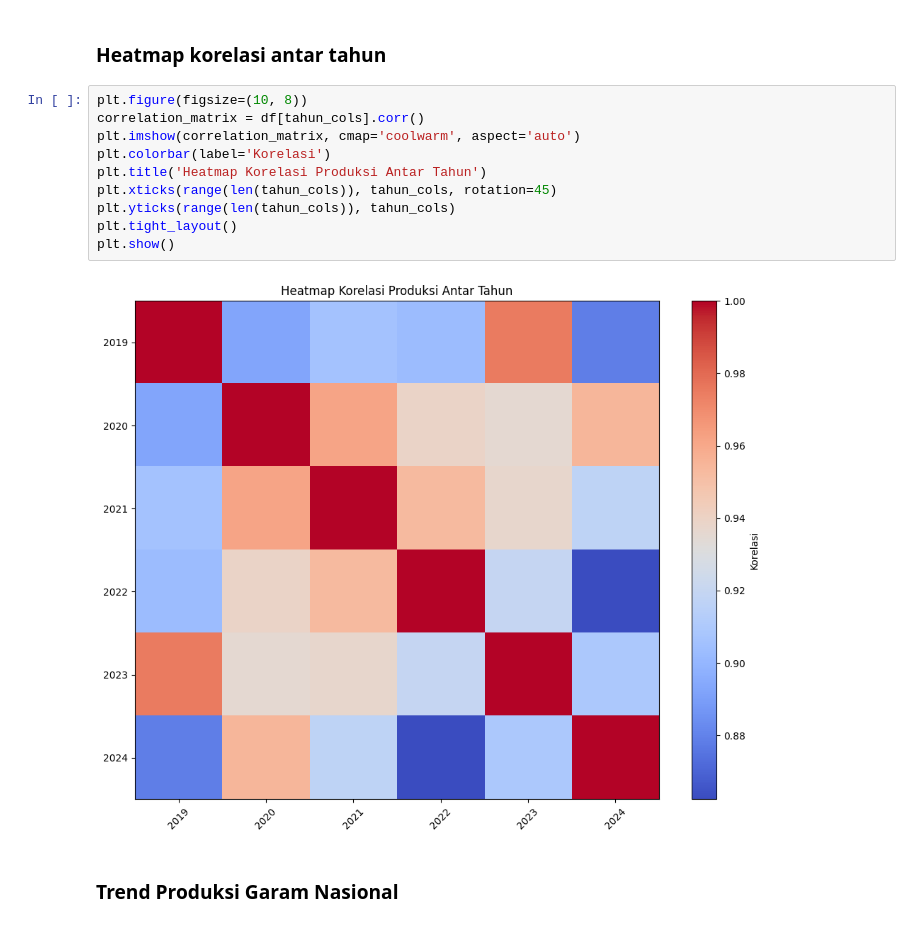
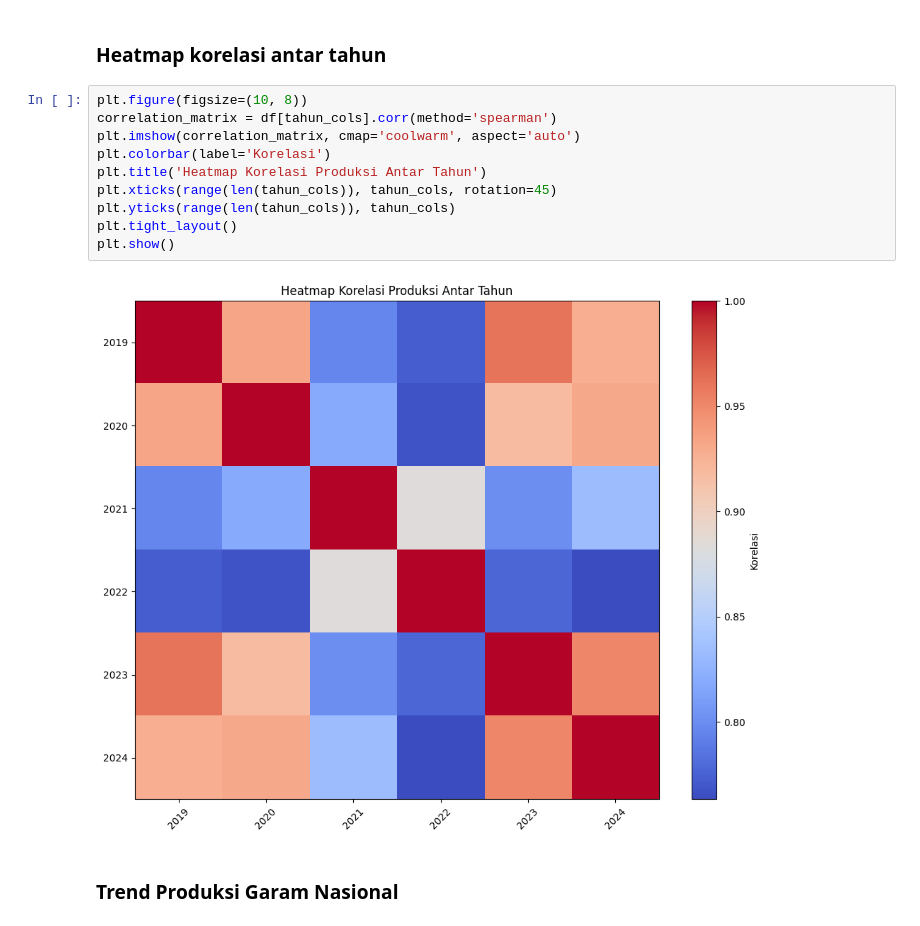
Before and after one commit to abdulrahemfaqih/salt-kmeans-clustering, a Jupyter notebook: main.ipynb, the cells around one changed output. Saved outputs shown, nothing was run; the diff lists cells and outputs as text.

```diff
--- a/main.ipynb
+++ b/main.ipynb
@@ -175,16 +175,16 @@ plt.show()
 ### **Heatmap korelasi antar tahun**
 # %%
 plt.figure(figsize=(10, 8))
-correlation_matrix = df[tahun_cols].corr()
+correlation_matrix = df[tahun_cols].corr(method='spearman')
 plt.imshow(correlation_matrix, cmap='coolwarm', aspect='auto')
 plt.colorbar(label='Korelasi')
 plt.title('Heatmap Korelasi Produksi Antar Tahun')
 plt.xticks(range(len(tahun_cols)), tahun_cols, rotation=45)
 plt.yticks(range(len(tahun_cols)), tahun_cols)
 plt.tight_layout()
 plt.show()
 # %% [output]
-[figure, old version]
+[figure, new version]
 # %% [markdown]
 ### **Trend Produksi Garam Nasional**
 # %%
```
Also changed, not shown: parts of 2 cells of this notebook, 8 other files.
